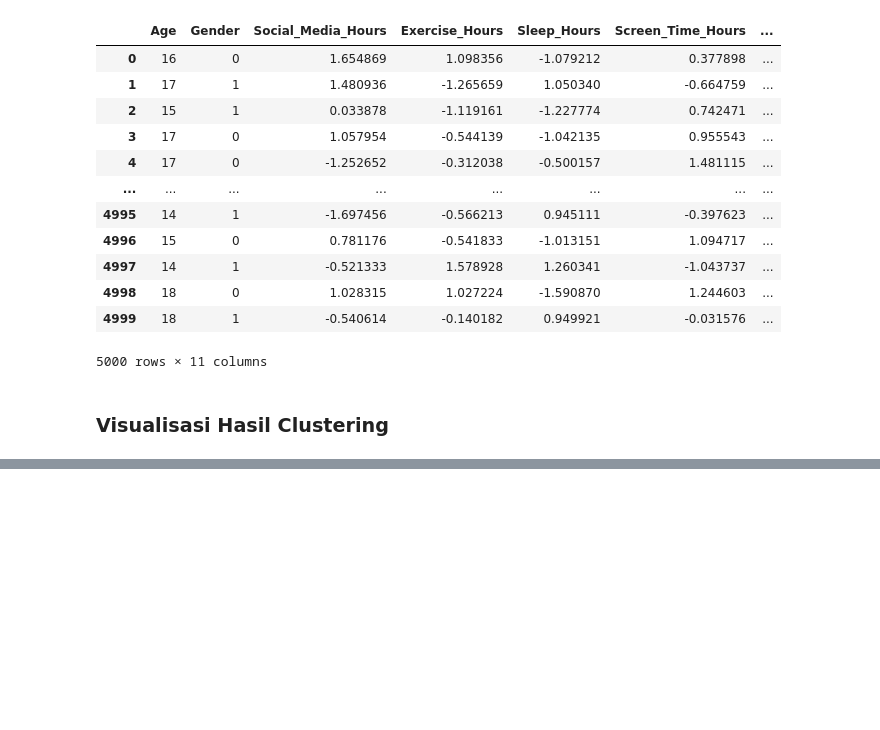
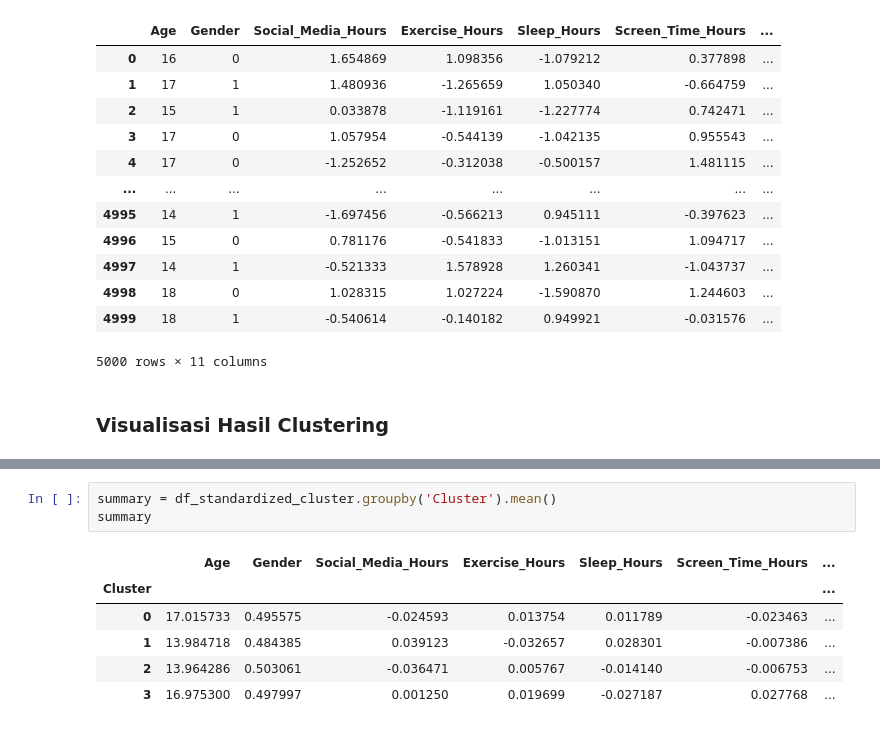
Before and after one commit to rexxar280903/Dicoding, a Jupyter notebook: Submission_ML1/[Clustering] Submission Akhir BMLP_Kanza A.ipynb, the cells around one changed output, grey strips where cells are left out. Drawn from its saved outputs; the diff is of its cells as text; blank space fills up the shorter version.

```diff
--- a/Submission_ML1/[Clustering] Submission Akhir BMLP_Kanza A.ipynb
+++ b/Submission_ML1/[Clustering] Submission Akhir BMLP_Kanza A.ipynb
@@ -315,0 +361,10 @@ plt.show()
+# %%
+summary = df_standardized_cluster.groupby('Cluster').mean()
+summary
+# %% [output]
+|  | Age | Gender | Social_Media_Hours | Exercise_Hours | Sleep_Hours | Screen_Time_Hours | ... |
+| Cluster |  |  |  |  |  |  | ... |
+| 0 | 17.015733 | 0.495575 | -0.024593 | 0.013754 | 0.011789 | -0.023463 | ... |
+| 1 | 13.984718 | 0.484385 | 0.039123 | -0.032657 | 0.028301 | -0.007386 | ... |
+| 2 | 13.964286 | 0.503061 | -0.036471 | 0.005767 | -0.014140 | -0.006753 | ... |
+| 3 | 16.975300 | 0.497997 | 0.001250 | 0.019699 | -0.027187 | 0.027768 | ... |
```
Also changed, not shown: parts of 8 cells of this notebook, 1 other file.
